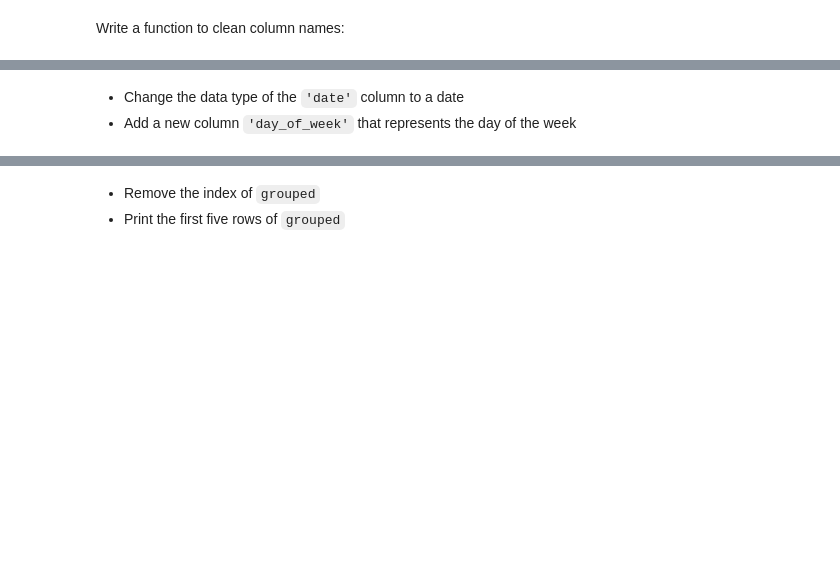
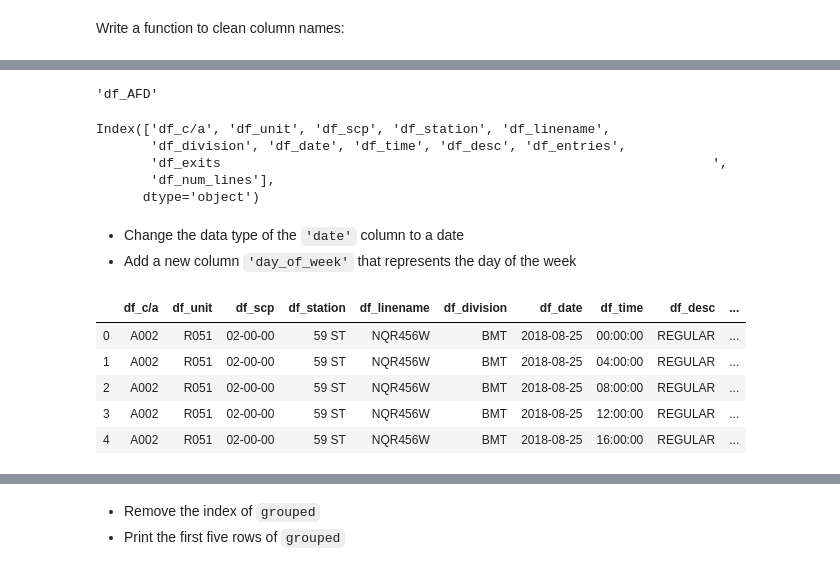
Before and after one commit to iuniorhsiung/dsc-pandas-series-and-dataframes-lab-dc-ds-111819, a Jupyter notebook: index-NL.ipynb, the cells around one changed output, grey strips where cells are left out. Cells and saved outputs as stored; diff of their text form; code cells hidden in the pictures; blank space fills up the shorter version.

```diff
--- a/index-NL.ipynb
+++ b/index-NL.ipynb
@@ -94,7 +100,8 @@ df.head(5)
 Reset the index:
 # %%
 # Reset the index
-df['linename'] = df['index']
+df.reset_index()
+#df['linename'] = df['index']
 df.head(5)
 # %% [output]
 |  | c/a | unit | scp | station | linename | division | date | time | desc | entries | exits | ... |
@@ -138,21 +149,43 @@ Write a function to clean column names:
 # %%
 def clean(col_name):
     # Clean the column name in any way you want to. Hint: think back to str methods
-    cleaned = None
+    cleaned = "df_" + col_name
     return cleaned
+# %%
+clean("AFD")
+# %% [output]
+'df_AFD'
 # %%
 # Use the above function to clean the column names
+df.columns = df.columns.map(clean)
 # %%
 # Check to ensure the column names were cleaned
 df.columns
+# %% [output]
+Index(['df_c/a', 'df_unit', 'df_scp', 'df_station', 'df_linename',
+       'df_division', 'df_date', 'df_time', 'df_desc', 'df_entries',
+       'df_exits                                                               ',
+       'df_num_lines'],
+      dtype='object')
 # %% [markdown]
 - Change the data type of the `'date'` column to a date
 - Add a new column `'day_of_week'` that represents the day of the week
 # %%
 # Convert the data type of the 'date' column to a date
-
-
+import datetime
+df["df_date"] = pd.to_datetime(df["df_date"])
+df["df_date"].head()
 # Add a new column 'day_of_week' that represents the day of the week
+df["day_of_week"] = df["df_date"].dt.day_name()
+# %%
+df.head()
+# %% [output]
+|  | df_c/a | df_unit | df_scp | df_station | df_linename | df_division | df_date | df_time | df_desc | ... |
+| 0 | A002 | R051 | 02-00-00 | 59 ST | NQR456W | BMT | 2018-08-25 | 00:00:00 | REGULAR | ... |
+| 1 | A002 | R051 | 02-00-00 | 59 ST | NQR456W | BMT | 2018-08-25 | 04:00:00 | REGULAR | ... |
+| 2 | A002 | R051 | 02-00-00 | 59 ST | NQR456W | BMT | 2018-08-25 | 08:00:00 | REGULAR | ... |
+| 3 | A002 | R051 | 02-00-00 | 59 ST | NQR456W | BMT | 2018-08-25 | 12:00:00 | REGULAR | ... |
+| 4 | A002 | R051 | 02-00-00 | 59 ST | NQR456W | BMT | 2018-08-25 | 16:00:00 | REGULAR | ... |
 # %%
 # Group the data by day of week and plot the sum of the numeric columns
 grouped = df.groupby('day_of_week').sum()
```
Also changed, not shown: parts of 12 cells of this notebook.
